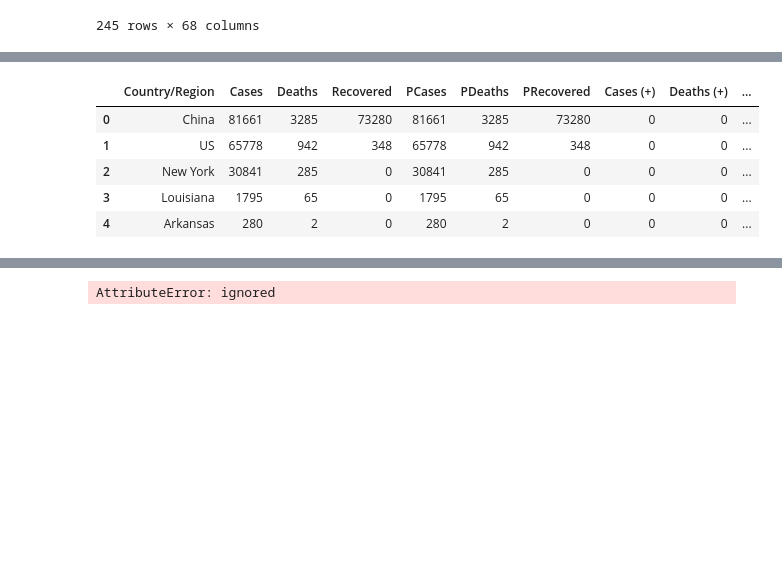
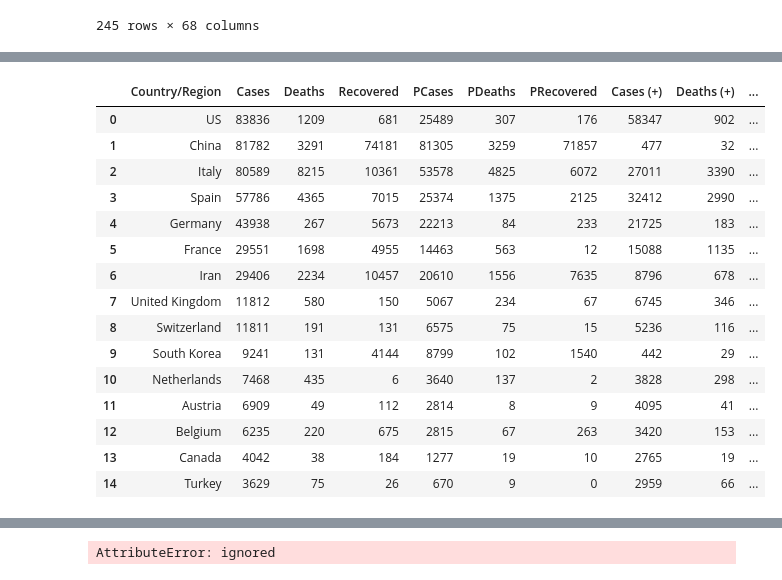
Before and after one commit to binliu0630/Data_Manipulation, a Jupyter notebook: Copy_of_2020_03_21_covid19_overview.ipynb, the cells around one changed output, grey strips where cells are left out. Drawn from its saved outputs; the diff is of its cells as text; code cells hidden in the pictures; blank space fills up the shorter version.

```diff
--- a/Copy_of_2020_03_21_covid19_overview.ipynb
+++ b/Copy_of_2020_03_21_covid19_overview.ipynb
@@ -327,23 +393,33 @@ df_table
 # %%
-#hide
-df_table = (pd.DataFrame(dict(
-    Cases=dfc_cases, Deaths=dfc_deaths, Recovered=dfc_recovered,
-    PCases=dfp_cases, PDeaths=dfp_deaths, PRecovered=dfp_recovered))
-             .sort_values(by=['Cases', 'Deaths'], ascending=[False, False])
-             .reset_index())
-df_table.rename(columns={'index': 'Country/Region'}, inplace=True)
+# #hide
+# df_table = (pd.DataFrame(dict(
+#     Cases=dfc_cases, Deaths=dfc_deaths, Recovered=dfc_recovered,
+#     PCases=dfp_cases, PDeaths=dfp_deaths, PRecovered=dfp_recovered))
+#              .sort_values(by=['Cases', 'Deaths'], ascending=[False, False])
+#              .reset_index())
+# df_table.rename(columns={'index': 'Country/Region'}, inplace=True)
 # for c in 'Cases, Deaths, Recovered'.split(', '):
 #     df_table[f'{c} (+)'] = (df_table[c] - df_table[f'P{c}']).clip(0)  # DATA BUG
 # df_table['Fatality Rate'] = (100 * df_table['Deaths'] / df_table['Cases']).round(1)
 # df_table['Continent'] = df_table['Country/Region'].map(mapping['map.continent'])
 # df_table.head(15)
 # %% [output]
 |  | Country/Region | Cases | Deaths | Recovered | PCases | PDeaths | PRecovered | Cases (+) | Deaths (+) | ... |
-| 0 | China | 81661 | 3285 | 73280 | 81661 | 3285 | 73280 | 0 | 0 | ... |
-| 1 | US | 65778 | 942 | 348 | 65778 | 942 | 348 | 0 | 0 | ... |
-| 2 | New York | 30841 | 285 | 0 | 30841 | 285 | 0 | 0 | 0 | ... |
-| 3 | Louisiana | 1795 | 65 | 0 | 1795 | 65 | 0 | 0 | 0 | ... |
-| 4 | Arkansas | 280 | 2 | 0 | 280 | 2 | 0 | 0 | 0 | ... |
+| 0 | US | 83836 | 1209 | 681 | 25489 | 307 | 176 | 58347 | 902 | ... |
+| 1 | China | 81782 | 3291 | 74181 | 81305 | 3259 | 71857 | 477 | 32 | ... |
+| 2 | Italy | 80589 | 8215 | 10361 | 53578 | 4825 | 6072 | 27011 | 3390 | ... |
+| 3 | Spain | 57786 | 4365 | 7015 | 25374 | 1375 | 2125 | 32412 | 2990 | ... |
+| 4 | Germany | 43938 | 267 | 5673 | 22213 | 84 | 233 | 21725 | 183 | ... |
+| 5 | France | 29551 | 1698 | 4955 | 14463 | 563 | 12 | 15088 | 1135 | ... |
+| 6 | Iran | 29406 | 2234 | 10457 | 20610 | 1556 | 7635 | 8796 | 678 | ... |
+| 7 | United Kingdom | 11812 | 580 | 150 | 5067 | 234 | 67 | 6745 | 346 | ... |
+| 8 | Switzerland | 11811 | 191 | 131 | 6575 | 75 | 15 | 5236 | 116 | ... |
+| 9 | South Korea | 9241 | 131 | 4144 | 8799 | 102 | 1540 | 442 | 29 | ... |
+| 10 | Netherlands | 7468 | 435 | 6 | 3640 | 137 | 2 | 3828 | 298 | ... |
+| 11 | Austria | 6909 | 49 | 112 | 2814 | 8 | 9 | 4095 | 41 | ... |
+| 12 | Belgium | 6235 | 220 | 675 | 2815 | 67 | 263 | 3420 | 153 | ... |
+| 13 | Canada | 4042 | 38 | 184 | 1277 | 19 | 10 | 2765 | 19 | ... |
+| 14 | Turkey | 3629 | 75 | 26 | 670 | 9 | 0 | 2959 | 66 | ... |
 # %%
 #hide
 
```
Also changed, not shown: parts of 25 cells of this notebook.
